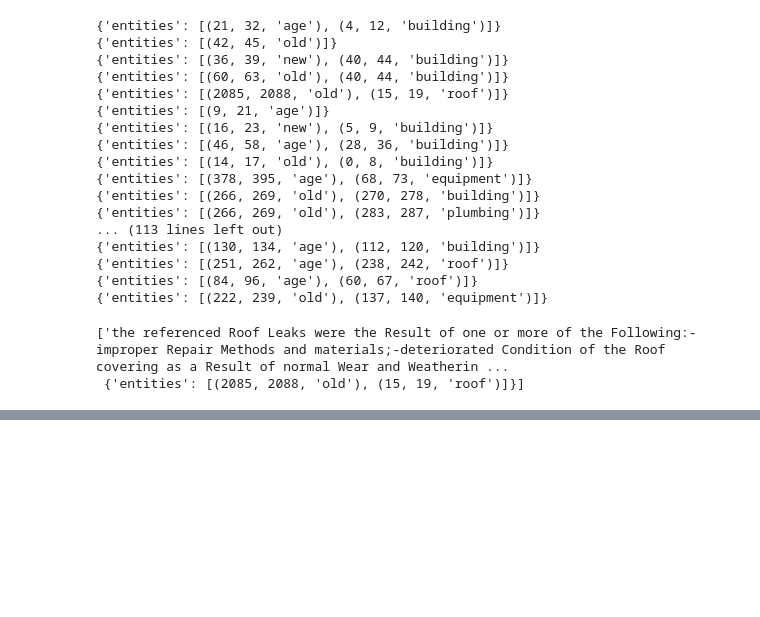
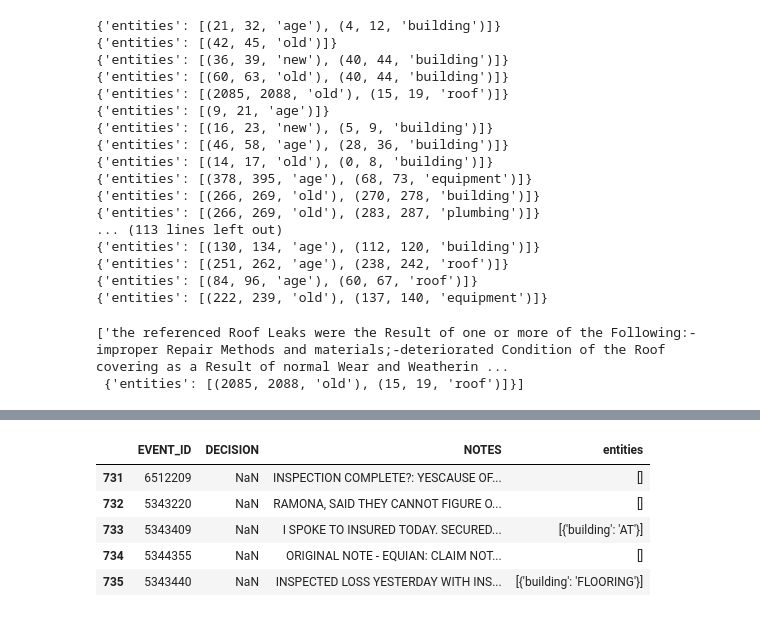
Before and after one commit to adityaagar3/NER, a Jupyter notebook: Basics/Spacy Basics - ML NER model v2.ipynb, the cells around one changed output, grey strips where cells are left out. Drawn from its saved outputs; the diff is of its cells as text; code cells hidden in the pictures; blank space fills up the shorter version.

```diff
--- a/Basics/Spacy Basics - ML NER model v2.ipynb
+++ b/Basics/Spacy Basics - ML NER model v2.ipynb
@@ -160,2 +156,10 @@ check1
 # %%
 nlp.to_disk("age_model")
+# %%
+nlp = spacy.load("age_model")
+txt = 'the Building is only 8 Years old and They are reusing the Bricks.'
+txt = 'Roof to the barn around 10 years old he stated.'
+txt = 'roof covering is about 15 years old and is in average condition.'
+txt = 'Roof metal is approaximately 15 - 20 years old'
+# %%
+testdata = load_data('test_labe2.csv')
@@ -161,0 +175,25 @@ nlp.to_disk("age_model")
+# %%
+txt = testdata['NOTES'][4]
+print(txt)
+doc = nlp(txt)
+for ent in doc.ents:
+    print(ent.text,ent.label_)
+# %%
+def all_ent(txt):
+    entities = []
+    try:
+        doc = nlp(txt)
+        for ent in doc.ents:
+            entities = entities + [{ent.label_ : ent.text}]
+        return(entities)
+    except:
+        print(txt)
+        return(entities)
+testdata['entities'] = testdata['NOTES'].apply(all_ent)
+
+# for i in range(len(testdata['NOTES'][4])):
+#     txt = testdata['NOTES'][i]
+#     print(txt)
+#     doc = nlp(txt)
+#     for ent in doc.ents:
+#         print(ent.text,ent.label_)
@@ -161,0 +202,9 @@ nlp.to_disk("age_model")
+# %%
+testdata.tail()
+# %% [output]
+|  | EVENT_ID | DECISION | NOTES | entities |
+| 731 | 6512209 | NaN | INSPECTION COMPLETE?: YESCAUSE OF... | [] |
+| 732 | 5343220 | NaN | RAMONA, SAID THEY CANNOT FIGURE O... | [] |
+| 733 | 5343409 | NaN | I SPOKE TO INSURED TODAY. SECURED... | [{'building': 'AT'}] |
+| 734 | 5344355 | NaN | ORIGINAL NOTE - EQUIAN: CLAIM NOT... | [] |
+| 735 | 5343440 | NaN | INSPECTED LOSS YESTERDAY WITH INS... | [{'building': 'FLOORING'}] |
```
Also changed, not shown: parts of 6 cells of this notebook.
